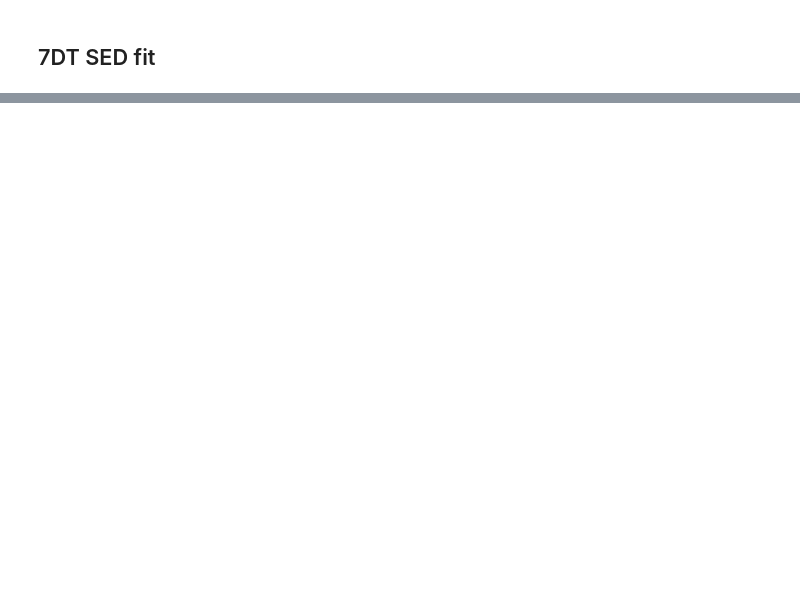
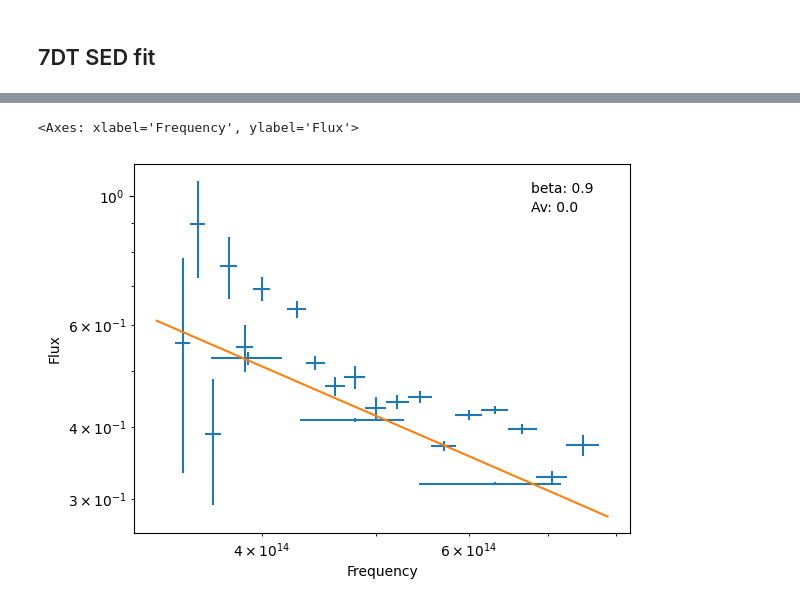
Before and after one commit to 7DimensionalTelescope/GRB251013C, a Jupyter notebook: spectrum.ipynb, the cells around one changed output, grey strips where cells are left out. Cells and saved outputs as stored; diff of their text form; code cells hidden in the pictures; blank space fills up the shorter version.

```diff
--- a/spectrum.ipynb
+++ b/spectrum.ipynb
@@ -58,3 +133,9 @@ alz_sed.plot_corner()
+# %%
+alz_sed.plot_data()
+alz_sed.plot_model(show_param=True)
+# %% [output]
+<Axes: xlabel='Frequency', ylabel='Flux'>
+[figure, added]
 # %%
 df_xrt = read_data("xrt")
 df_filtered = filter_data(df_xrt, exclude_time_range = (3e3,  1e4))
```
Also changed, not shown: parts of 7 cells of this notebook, 26 other files.
